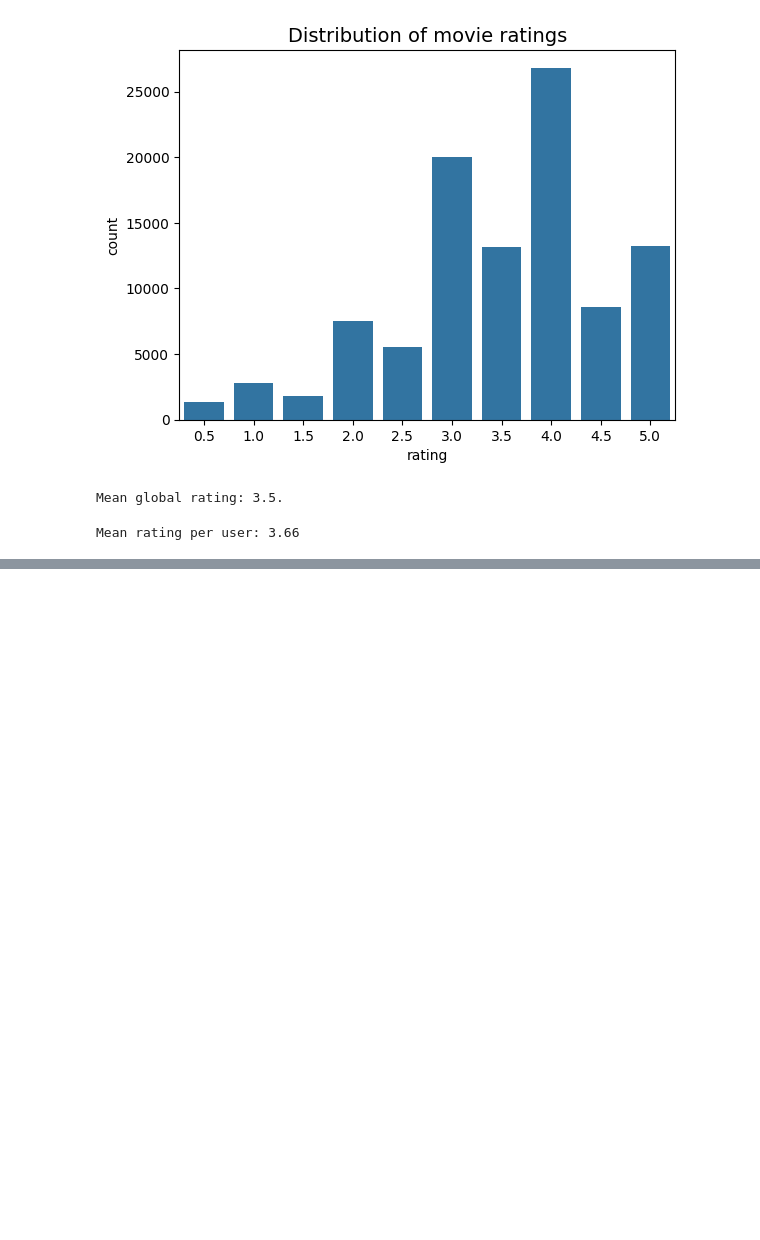
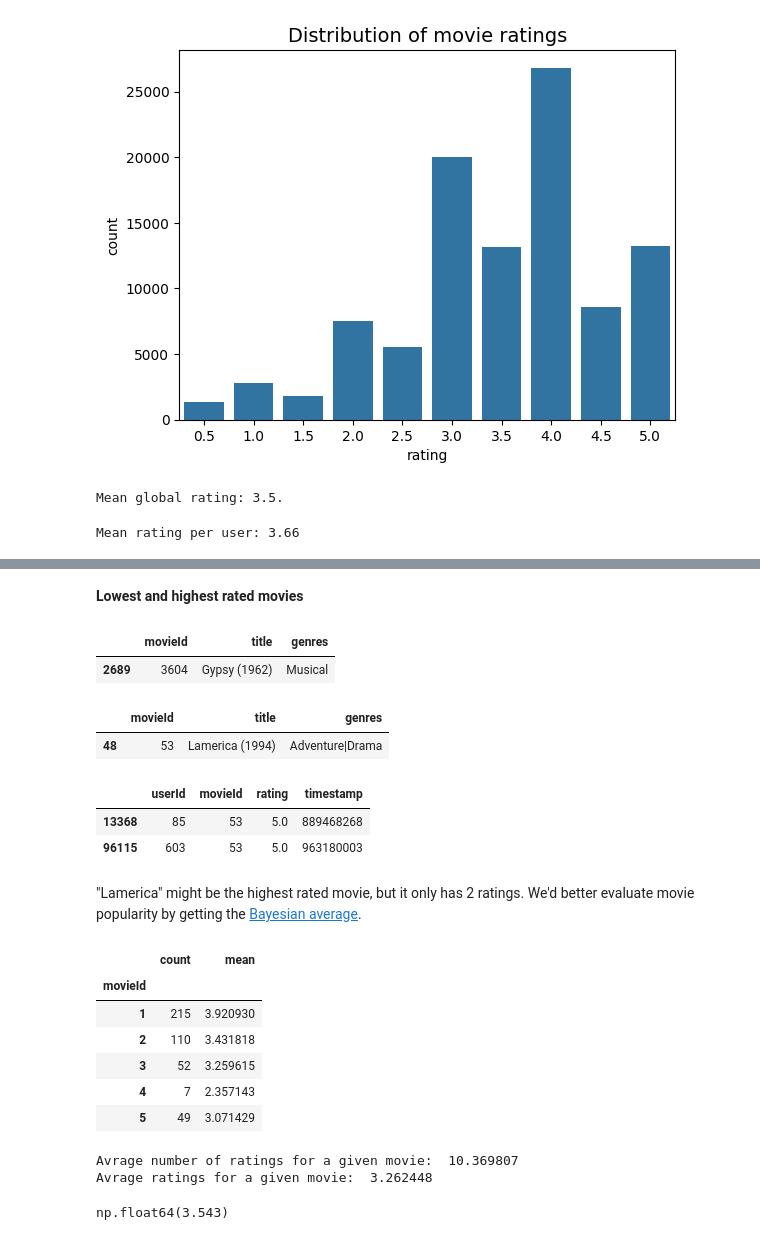
Before and after one commit to AKookani/MovieLens-Recommender-System, a Jupyter notebook: MovieLens_Recommender_System.ipynb, the cells around one changed output, grey strips where cells are left out. Saved outputs shown, nothing was run; the diff lists cells and outputs as text; code cells hidden in the pictures; blank space fills up the shorter version.

```diff
--- a/MovieLens_Recommender_System.ipynb
+++ b/MovieLens_Recommender_System.ipynb
@@ -108,0 +107,44 @@ dtype: int64
+# %% [markdown]
+**Lowest and highest rated movies**
+# %%
+mean_ratings = ratings.groupby('movieId')[['rating']].mean()  # Calculates the mean rating for each movie
+lowest_rated = mean_ratings['rating'].idxmin()  # Finds the movieId of the lowest-rated movie
+# mean_ratings  # (Optional) Displays the DataFrame of average ratings for each movie
+movies[movies['movieId'] == lowest_rated]  # Retrieves the movie details of the lowest-rated movie
+# %% [output]
+|  | movieId | title | genres |
+| 2689 | 3604 | Gypsy (1962) | Musical |
+# %%
+highest_rated = mean_ratings['rating'].idxmax()  # Finds the movieId of the highest-rated movie
+movies[movies['movieId'] == highest_rated]  # Retrieves the movie details of the highest-rated movie
+# %% [output]
+|  | movieId | title | genres |
+| 48 | 53 | Lamerica (1994) | Adventure|Drama |
+# %%
+ratings[ratings['movieId'] == highest_rated]  # Retrieves all ratings for the highest-rated movie
+# %% [output]
+|  | userId | movieId | rating | timestamp |
+| 13368 | 85 | 53 | 5.0 | 889468268 |
+| 96115 | 603 | 53 | 5.0 | 963180003 |
+# %% [markdown]
+"Lamerica" might be the highest rated movie, but it only has 2 ratings. We'd better evaluate movie popularity by getting the [Bayesian average](https://en.wikipedia.org/wiki/Bayesian_average#:~:text=A%20Bayesian%20average%20is%20a,available%20data%20set%20is%20small.).
+# %%
+movie_stats = ratings.groupby('movieId')['rating'].agg(['count', 'mean'])  # Aggregates count and mean of ratings for each movie
+movie_stats.head()  # Displays the first 5 rows of the 'movie_stats' DataFrame
+# %% [output]
+|  | count | mean |
+| movieId |  |  |
+| 1 | 215 | 3.920930 |
+| 2 | 110 | 3.431818 |
+| 3 | 52 | 3.259615 |
+| 4 | 7 | 2.357143 |
+| 5 | 49 | 3.071429 |
+# %%
+C = movie_stats['count'].mean()  # Calculates the average number of ratings per movie
+m = movie_stats['mean'].mean()  # Calculates the average rating across all movies
+
+print(f"Avrage number of ratings for a given movie: {C: 2f}")
+print(f"Avrage ratings for a given movie: {m: 2f}")
+# %% [output]
+Avrage number of ratings for a given movie:  10.369807
+Avrage ratings for a given movie:  3.262448
@@ -108,0 +155,5 @@ dtype: int64
+# %%
+lamerica = pd.Series([5, 5])  # Creates a pandas Series with two ratings of 5
+bayesian_avg(lamerica)  # Calls the 'bayesian_avg' function to calculate the Bayesian average for 'lamerica'
+# %% [output]
+np.float64(3.543)
```
Also changed, not shown: parts of 12 cells of this notebook.
